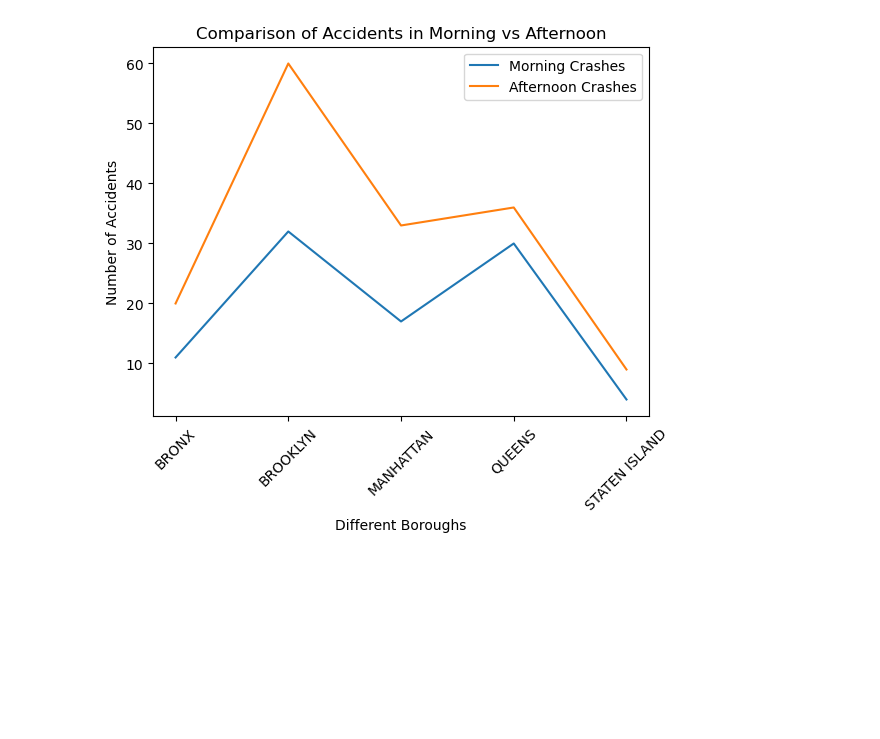
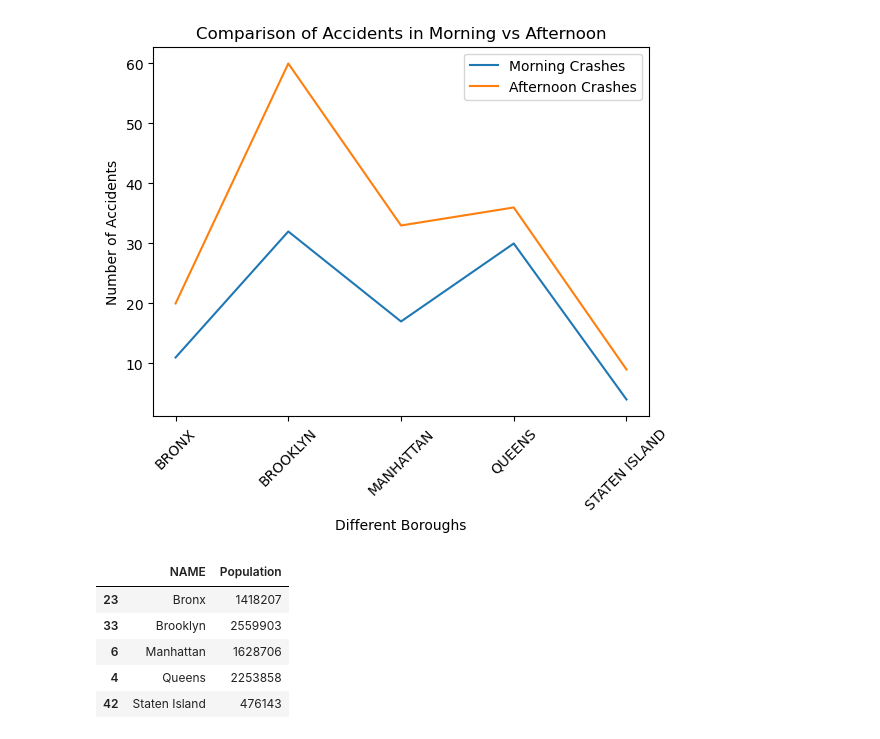
Before and after one commit to azbennett/group_project_1, a Jupyter notebook: crash_data.ipynb, the cells around one changed output. Cells and saved outputs as stored; diff of their text form; code cells hidden in the pictures; blank space fills up the shorter version.

```diff
--- a/crash_data.ipynb
+++ b/crash_data.ipynb
@@ -550,3 +560,77 @@ ax.legend()
 plt.show()
 # %% [output]
 [figure]
+# %%
+""" #https://www.census.gov/data/developers/data-sets.html#:~:text=The%20Census%20Bureau's%20Application%20Programming,users%20to%20create%20custom%20queries.
+#https://www.census.gov/data/developers/data-sets/popest-popproj/popest.html
+#https://api.census.gov/data/2021/pep/population/variables.html
+
+
+base_url = 'https://api.census.gov/data/2019/pep/population'
+get_param = 'POP,NAME'
+for_param = 'for=county:*'
+in_param = 'in=state:36'
+key_param = '7c96416b422b964d28c1c72ecbaef6395f6369dc'  # Census key I made for the project
+
+# Send API request
+url = f'{base_url}?get={get_param}&{for_param}&{in_param}&key={key_param}'
+response = requests.get(url)
+data = response.json()
+#print(response.url)
+
+#https://api.census.gov/data/2019/pep/population?get=POP,NAME&for=county:*&in=state:36&key=7c96416b422b964d28c1c72ecbaef6395f6369dc
+
+# Create a dataframe from the API response
+columns = data[0]
+values = data[1:]
+population_df = pd.DataFrame(values, columns=columns)
+
+#https://portal.311.nyc.gov/article/?kanumber=KA-02877  list of all counties and their respective Borough name
+
+county_names = ['Bronx County, New York', 'Kings County, New York', 'New York County, New York', 'Queens County, New York', 'Richmond County, New York']
+county_population_df = population_df[population_df['NAME'].isin(county_names)].copy()
+county_population_df['Population'] = county_population_df['POP'].astype(int)
+
+new_mapping={
+    'Bronx County, New York':'Bronx',
+    'Kings County, New York':'Brooklyn',
+    'New York County, New York':'Manhattan',
+    'Queens County, New York':'Queens',
+    'Richmond County, New York':'Staten Island'
+}
+
+county_population_df['NAME'] = county_population_df['NAME'].replace(new_mapping)
+
+county_pop_df = county_population_df[['NAME', 'Population']]
+
+county_pop_df = county_pop_df.sort_values('NAME')
+
+county_pop_df
+
+
+#############################
+bronx_count_norm = bronx_df['BOROUGH'].count() / (county_pop_df.loc[county_pop_df['NAME'] == 'Bronx', 'Population'].values[0] / 10000)
+brooklyn_count_norm = brooklyn_df['BOROUGH'].count() / (county_pop_df.loc[county_pop_df['NAME'] == 'Brooklyn', 'Population'].values[0] / 10000)
+manhattan_count_norm = manhattan_df['BOROUGH'].count() / (county_pop_df.loc[county_pop_df['NAME'] == 'Manhattan', 'Population'].values[0] / 10000)
+queens_count_norm = queens_df['BOROUGH'].count() / (county_pop_df.loc[county_pop_df['NAME'] == 'Queens', 'Population'].values[0] / 10000)
+staten_count_norm = staten_df['BOROUGH'].count() / (county_pop_df.loc[county_pop_df['NAME'] == 'Staten Island', 'Population'].values[0] / 10000)
+
+
+#############################
+boroughs_df = [brooklyn_count_norm, bronx_count_norm, manhattan_count_norm, staten_count_norm, queens_count_norm]
+x_axis = ['BROOKLYN','BRONX','MANHATTAN','STATEN ISLAND','QUEENS']
+y_axis = boroughs_df
+plt.bar(x_axis, y_axis, color='g', alpha=0.8, align="center")
+plt.xticks(rotation = 45)
+plt.title("Crashes Per Borough - Adjusted for normalization per 10,000 population")
+plt.xlabel("Boroughs")
+plt.ylabel("Number of Crashes")
+plt.show()
+ """
+# %% [output]
+|  | NAME | Population |
+| 23 | Bronx | 1418207 |
+| 33 | Brooklyn | 2559903 |
+| 6 | Manhattan | 1628706 |
+| 4 | Queens | 2253858 |
+| 42 | Staten Island | 476143 |
```
Also changed, not shown: parts of 7 cells of this notebook.
